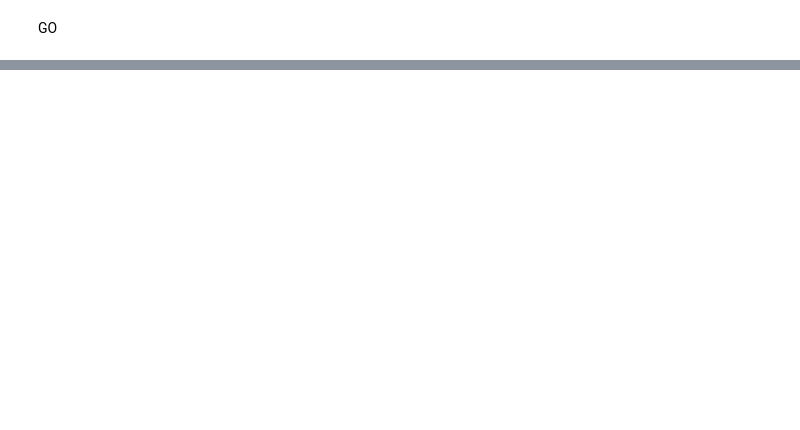
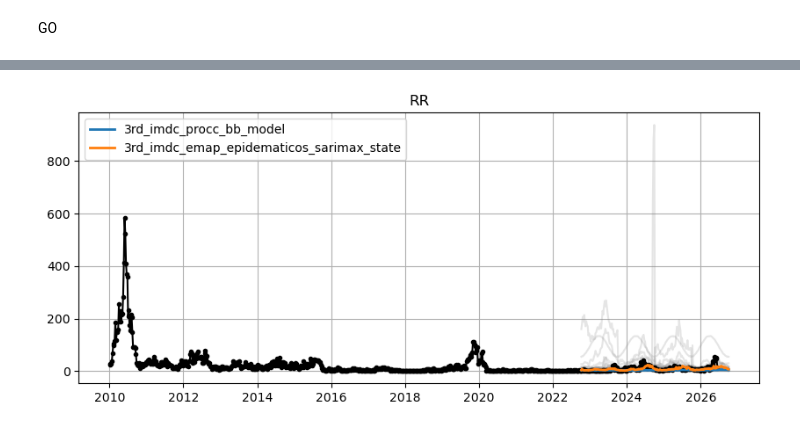
Before and after one commit to Mosqlimate-project/3rd_IMDC_results, a Jupyter notebook: zoom_at_state.ipynb, the cells around one changed output, grey strips where cells are left out. Cells and saved outputs as stored; diff of their text form; code cells hidden in the pictures; blank space fills up the shorter version.

```diff
--- a/zoom_at_state.ipynb
+++ b/zoom_at_state.ipynb
@@ -128,0 +175,4 @@ plot_comp_states(13, df_dengue_state, df_preds)
+# %%
+plot_comp_states_all(14, df_dengue_state, df_preds)
+# %% [output]
+[figure, added]
```
Also changed, not shown: parts of 10 cells of this notebook, 15 other files.
